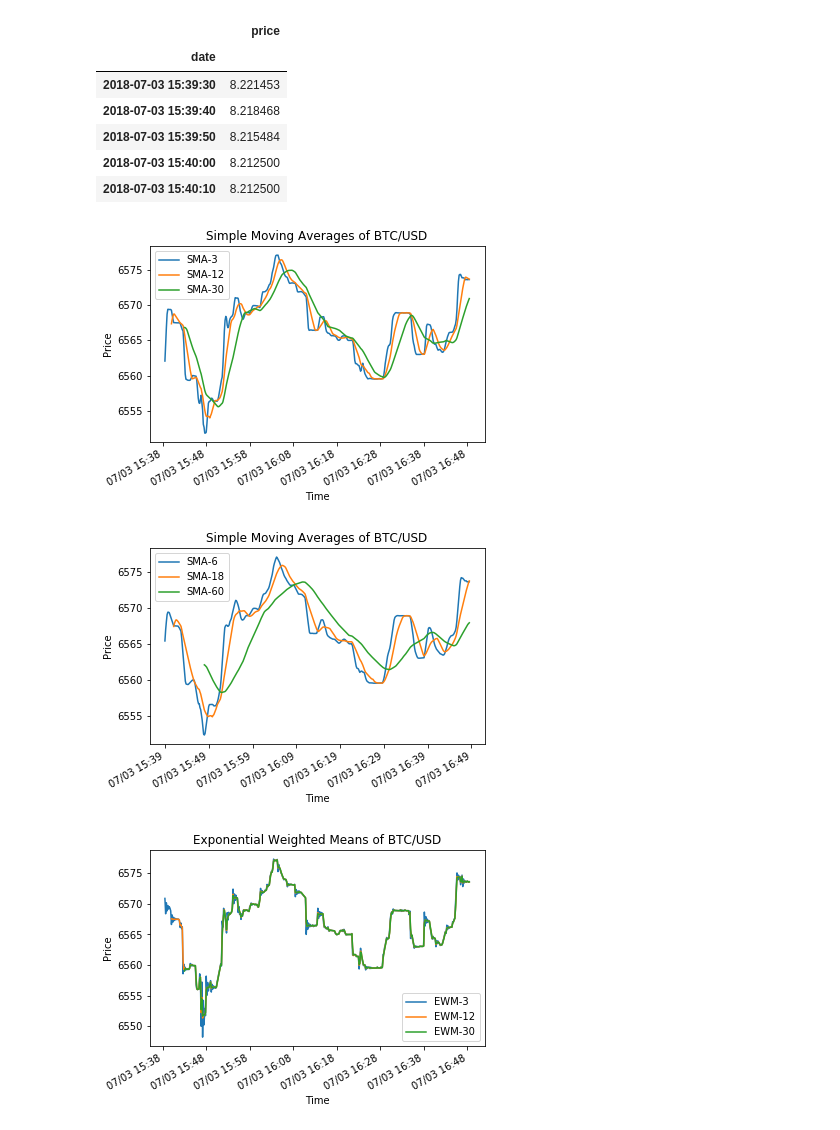
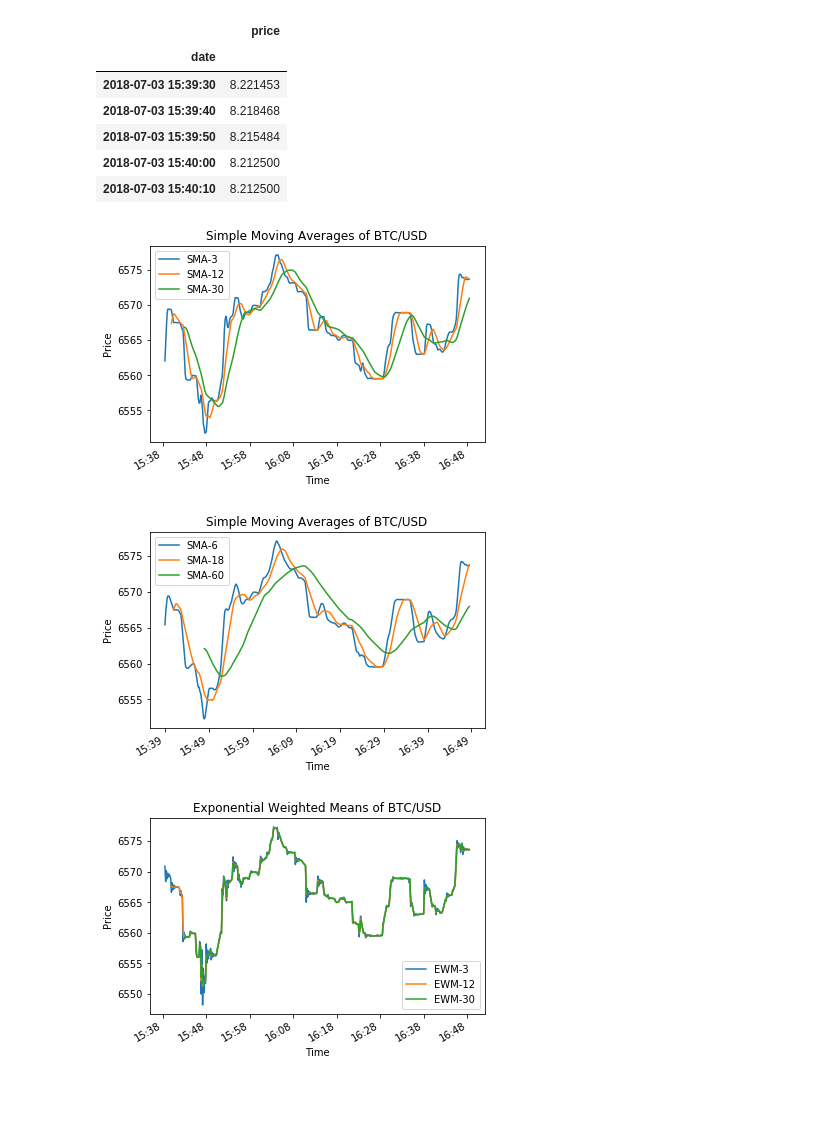
Before and after one commit to shlokKh/Crypto-Brus, a Jupyter notebook: Coin Data Analysis.ipynb, the cells around one changed output. Saved outputs shown, nothing was run; the diff lists cells and outputs as text; code cells hidden in the pictures; blank space fills up the shorter version.

```diff
--- a/Coin Data Analysis.ipynb
+++ b/Coin Data Analysis.ipynb
@@ -66,26 +66,26 @@ for i in [3, 6, 12, 18, 30, 60]:
     exponential_weighted_average(neo2, neo2['SMA-%s'%i], neo2['price'], i)
     calcSMA(omg2, omg2['price'], i)
     exponential_weighted_average(omg2, omg2['SMA-%s'%i], omg2['price'], i)
+# %%
+myFmt = mdates.DateFormatter('%H:%M');
 # %%
 plt.figure(1)
 for i in [3, 12, 30]:
     plt.plot(btc2.index.values, btc2['SMA-%s'%i])
-myFmt = mdates.DateFormatter('%m/%d %H:%M');
 ax = plt.axes();
 ax.xaxis.set_major_formatter(myFmt);
 plt.gcf().autofmt_xdate();
 plt.title('Simple Moving Averages of BTC/USD')
 plt.xlabel('Time')
 plt.ylabel('Price')
 plt.legend()
 plt.show()
 # %% [output]
-[figure, old version]
+[figure, new version]
 # %%
-plt.figure(1)
+plt.figure(2)
 for i in [6, 18, 60]:
     plt.plot(btc2.index.values, btc2['SMA-%s'%i])
-myFmt = mdates.DateFormatter('%m/%d %H:%M');
 ax = plt.axes();
 ax.xaxis.set_major_formatter(myFmt);
 plt.gcf().autofmt_xdate();
@@ -95,12 +95,11 @@ plt.ylabel('Price')
 plt.legend()
 plt.show()
 # %% [output]
-[figure, old version]
+[figure, new version]
 # %%
-plt.figure(4)
+plt.figure(3)
 for i in [3, 12, 30]:
     plt.plot(btc2.index.values, btc2['EWM-%s'%i])
-myFmt = mdates.DateFormatter('%m/%d %H:%M');
 ax = plt.axes();
 ax.xaxis.set_major_formatter(myFmt);
 plt.gcf().autofmt_xdate();
@@ -110,5 +109,5 @@ plt.ylabel('Price')
 plt.legend()
 plt.show()
 # %% [output]
-[figure, old version]
+[figure, new version]
 # %%
```
Also changed, not shown: parts of 7 cells of this notebook.
